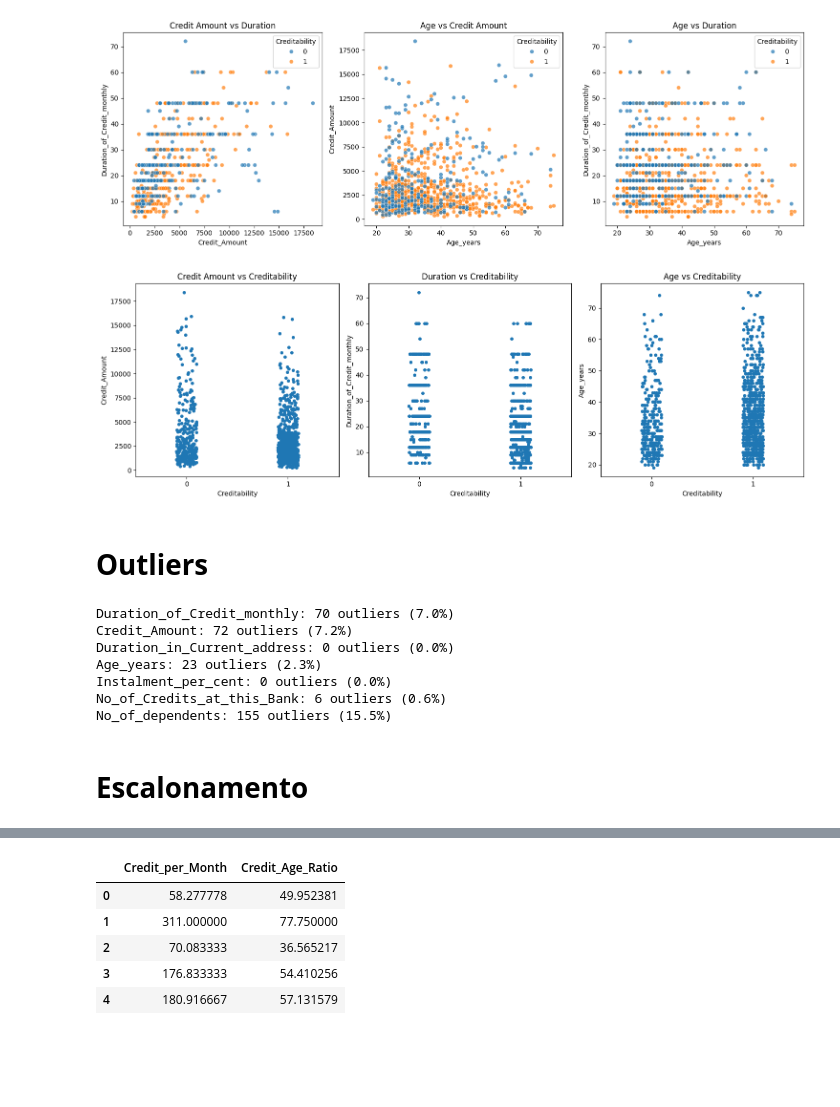
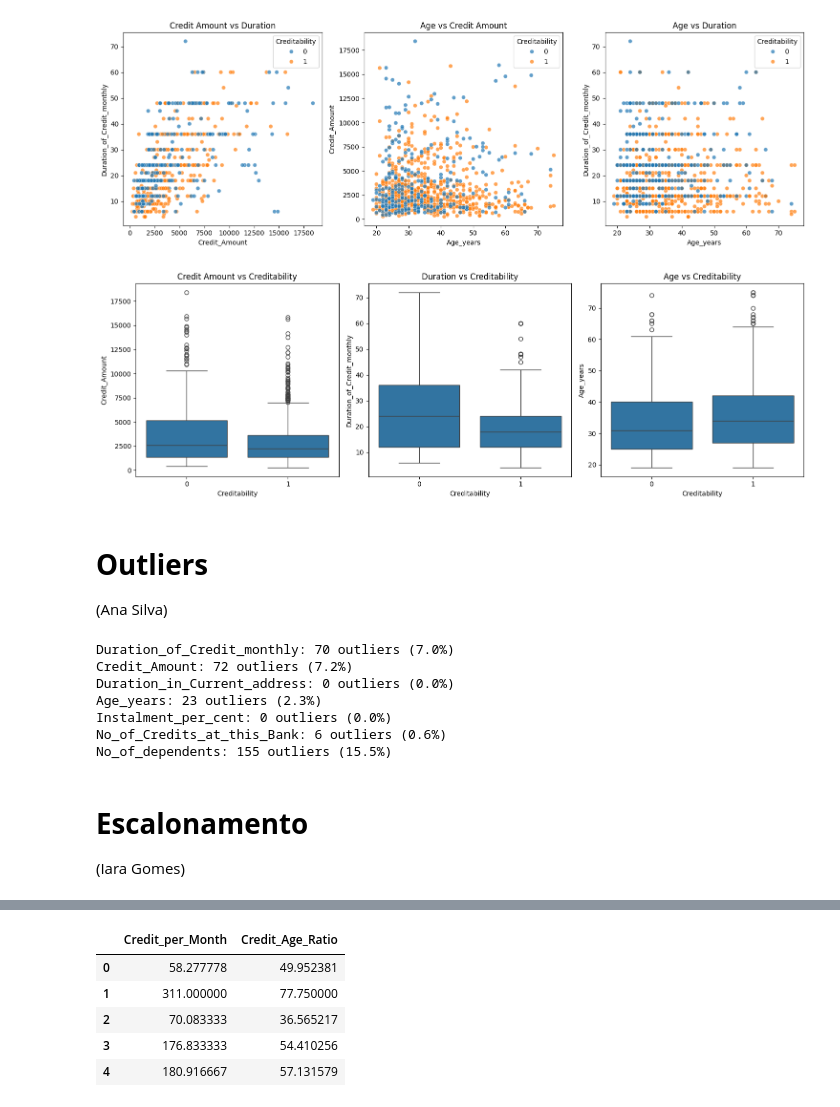
Before and after one commit to ritavinagreiro/projeto-cd-grupo5, a Jupyter notebook: notebooks/1.0_eda_limpeza.ipynb, the cells around one changed output, grey strips where cells are left out. Cells and saved outputs as stored; diff of their text form; code cells hidden in the pictures; blank space fills up the shorter version.

```diff
--- a/notebooks/1.0_eda_limpeza.ipynb
+++ b/notebooks/1.0_eda_limpeza.ipynb
@@ -342,24 +340,25 @@ plt.show()
 # %%
 plt.figure(figsize=(15,5))
 
 plt.subplot(1,3,1)
-sns.stripplot(x='Creditability', y='Credit_Amount', data=df, jitter=True)
+sns.boxplot(x='Creditability', y='Credit_Amount', data=df)
 plt.title('Credit Amount vs Creditability')
 
 plt.subplot(1,3,2)
-sns.stripplot(x='Creditability', y='Duration_of_Credit_monthly', data=df, jitter=True)
+sns.boxplot(x='Creditability', y='Duration_of_Credit_monthly', data=df)
 plt.title('Duration vs Creditability')
 
 plt.subplot(1,3,3)
-sns.stripplot(x='Creditability', y='Age_years', data=df, jitter=True)
+sns.boxplot(x='Creditability', y='Age_years', data=df)
 plt.title('Age vs Creditability')
 
 plt.tight_layout()
 plt.show()
 # %% [output]
-[figure, old version]
+[figure, new version]
 # %% [markdown]
 # **Outliers**
+(Ana Silva)
 # %%
 numerical_vars = [
     'Duration_of_Credit_monthly',
@@ -390,6 +389,7 @@ No_of_Credits_at_this_Bank: 6 outliers (0.6%)
 No_of_dependents: 155 outliers (15.5%)
 # %% [markdown]
 # **Escalonamento**
+(Iara Gomes)
 # %%
 df_before_scaling = df.copy()
 # %%
```
Also changed, not shown: parts of 4 cells of this notebook.
